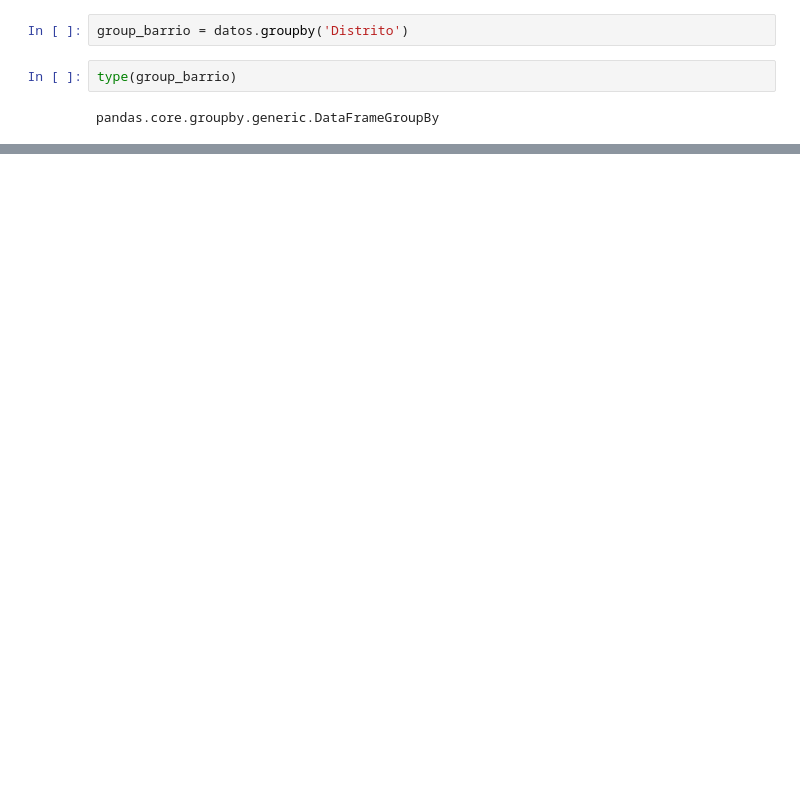
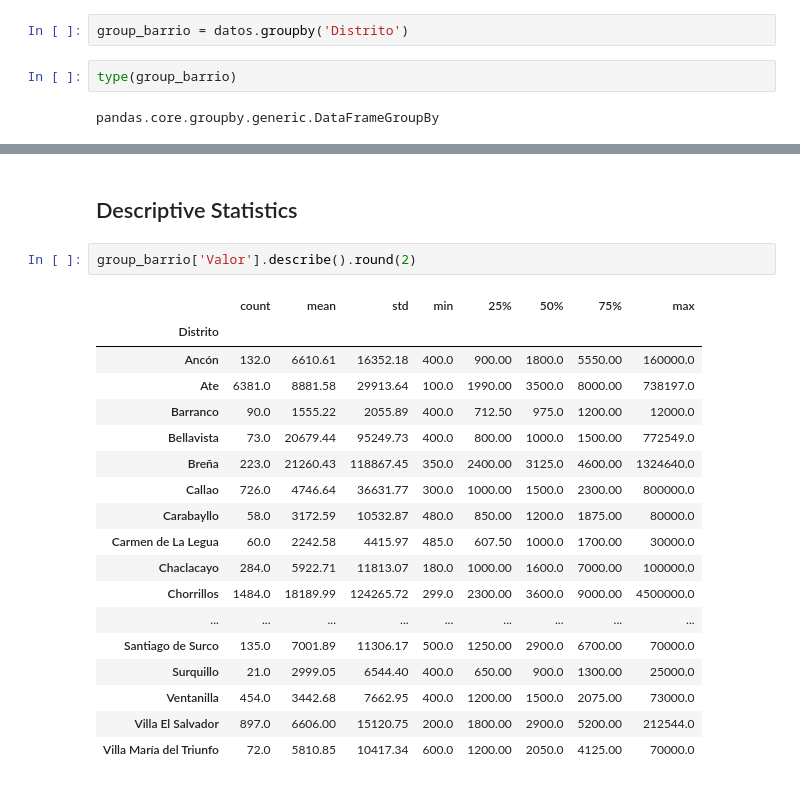
Before and after one commit to emersondivB0/PyProjects, a Jupyter notebook: DataScience/11_Creating_clusters.ipynb, the cells around one changed output, grey strips where cells are left out. Cells and saved outputs as stored; diff of their text form; blank space fills up the shorter version.

```diff
--- a/DataScience/11_Creating_clusters.ipynb
+++ b/DataScience/11_Creating_clusters.ipynb
@@ -102,0 +158,23 @@ group_barrio[['Valor', 'Mantenimiento']].mean().round(2)
+# %% [markdown]
+## Descriptive Statistics
+# %%
+group_barrio['Valor'].describe().round(2)
+# %% [output]
+|  | count | mean | std | min | 25% | 50% | 75% | max |
+| Distrito |  |  |  |  |  |  |  |  |
+| Ancón | 132.0 | 6610.61 | 16352.18 | 400.0 | 900.00 | 1800.0 | 5550.00 | 160000.0 |
+| Ate | 6381.0 | 8881.58 | 29913.64 | 100.0 | 1990.00 | 3500.0 | 8000.00 | 738197.0 |
+| Barranco | 90.0 | 1555.22 | 2055.89 | 400.0 | 712.50 | 975.0 | 1200.00 | 12000.0 |
+| Bellavista | 73.0 | 20679.44 | 95249.73 | 400.0 | 800.00 | 1000.0 | 1500.00 | 772549.0 |
+| Breña | 223.0 | 21260.43 | 118867.45 | 350.0 | 2400.00 | 3125.0 | 4600.00 | 1324640.0 |
+| Callao | 726.0 | 4746.64 | 36631.77 | 300.0 | 1000.00 | 1500.0 | 2300.00 | 800000.0 |
+| Carabayllo | 58.0 | 3172.59 | 10532.87 | 480.0 | 850.00 | 1200.0 | 1875.00 | 80000.0 |
+| Carmen de La Legua | 60.0 | 2242.58 | 4415.97 | 485.0 | 607.50 | 1000.0 | 1700.00 | 30000.0 |
+| Chaclacayo | 284.0 | 5922.71 | 11813.07 | 180.0 | 1000.00 | 1600.0 | 7000.00 | 100000.0 |
+| Chorrillos | 1484.0 | 18189.99 | 124265.72 | 299.0 | 2300.00 | 3600.0 | 9000.00 | 4500000.0 |
+| ... | ... | ... | ... | ... | ... | ... | ... | ... |
+| Santiago de Surco | 135.0 | 7001.89 | 11306.17 | 500.0 | 1250.00 | 2900.0 | 6700.00 | 70000.0 |
+| Surquillo | 21.0 | 2999.05 | 6544.40 | 400.0 | 650.00 | 900.0 | 1300.00 | 25000.0 |
+| Ventanilla | 454.0 | 3442.68 | 7662.95 | 400.0 | 1200.00 | 1500.0 | 2075.00 | 73000.0 |
+| Villa El Salvador | 897.0 | 6606.00 | 15120.75 | 200.0 | 1800.00 | 2900.0 | 5200.00 | 212544.0 |
+| Villa María del Triunfo | 72.0 | 5810.85 | 10417.34 | 600.0 | 1200.00 | 2050.0 | 4125.00 | 70000.0 |
```
Also changed, not shown: parts of 15 cells of this notebook.
